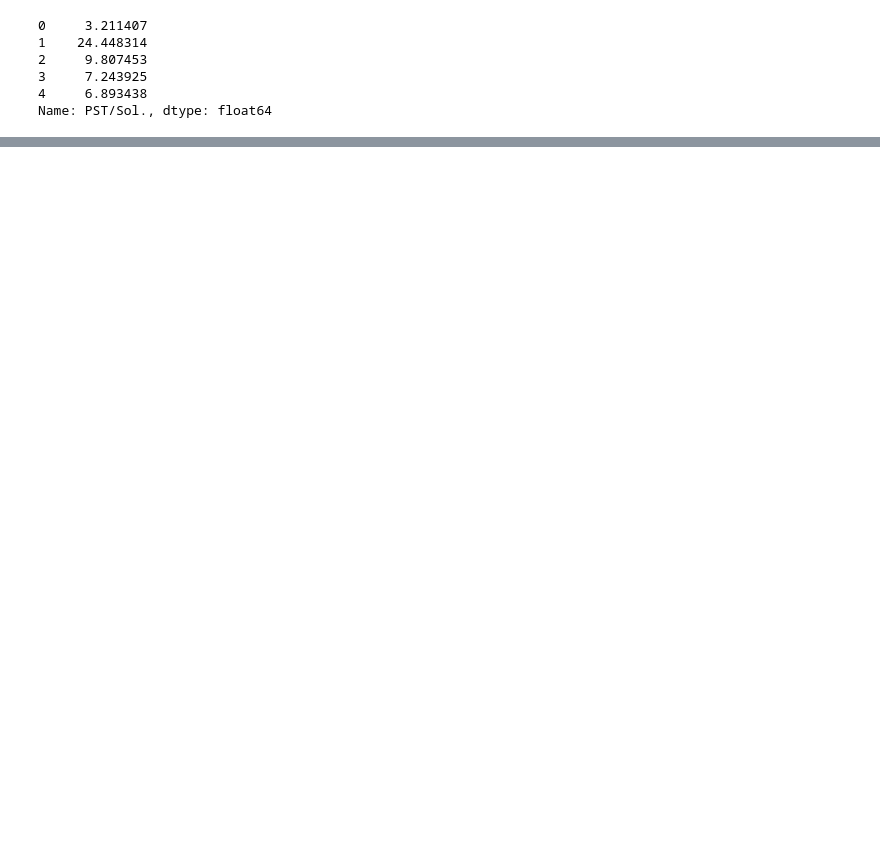
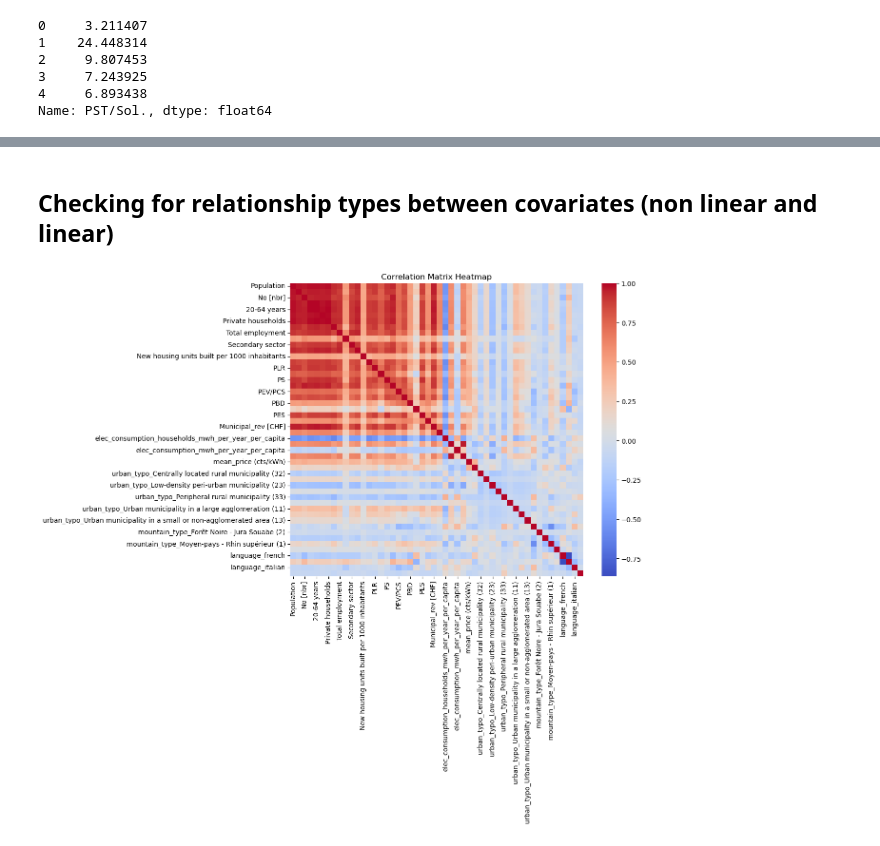
Before and after one commit to matheogodenzi/EnergyTransitionPotential, a Jupyter notebook: source/models/deep_embeddded_clustering.ipynb, the cells around one changed output, grey strips where cells are left out. Saved outputs shown, nothing was run; the diff lists cells and outputs as text; code cells hidden in the pictures; blank space fills up the shorter version.

```diff
--- a/source/models/deep_embeddded_clustering.ipynb
+++ b/source/models/deep_embeddded_clustering.ipynb
@@ -335,0 +106,13 @@ plt.show()
+# %% [markdown]
+## Checking for relationship types between covariates (non linear and linear)
+# %%
+# Spearman's correlaiton coefficient
+correlation_matrix = transformed_df.corr(method='spearman')
+
+# Plot the heatmap of the correlation matrix
+plt.figure(figsize=(10, 8))  # Set the size of the plot
+sns.heatmap(correlation_matrix, annot=False, cmap='coolwarm', fmt='.2f', cbar=True, square=True)
+plt.title('Correlation Matrix Heatmap')
+plt.show()
+# %% [output]
+[figure, added]
```
Also changed, not shown: parts of 51 cells of this notebook.
